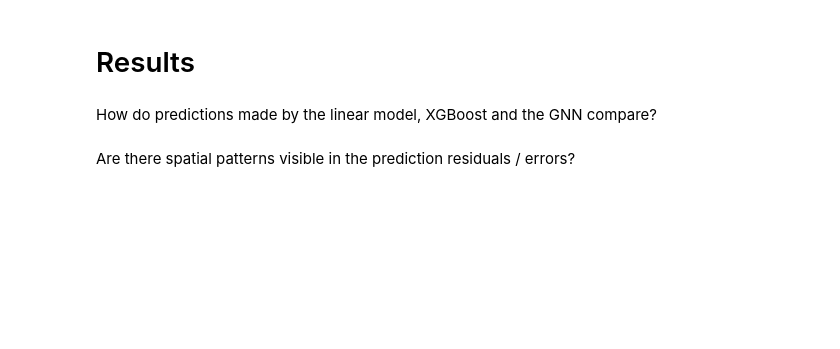
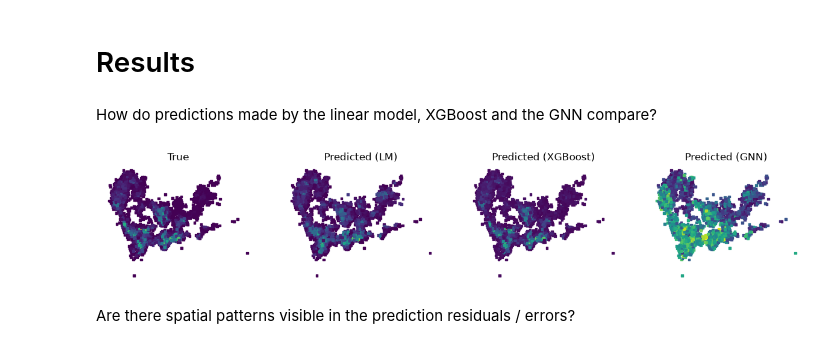
Before and after one commit to steve-salmond/mobility-demand, a Jupyter notebook: Predicting_Mobility_Demand_From_Urban_Features.ipynb, the cells around one changed output. Drawn from its saved outputs; the diff is of its cells as text; code cells hidden in the pictures; blank space fills up the shorter version.

```diff
--- a/Predicting_Mobility_Demand_From_Urban_Features.ipynb
+++ b/Predicting_Mobility_Demand_From_Urban_Features.ipynb
@@ -603,9 +603,8 @@ Assuming that POI densities linearly influence trip destination counts is a stro
 
 ⭐ **YOUR TURN!:** Try to use the [XGBoost](https://xgboost.readthedocs.io/en/latest/python/python_api.html) regressor (`XGBRegressor`) to model the relationship.
 # %%
-model = ## YOUR CODE HERE
+model = XGBRegressor()
 model.fit(X, y)
-y_pred_xgb = ## YOUR CODE HERE
 
-r2 = ## YOUR CODE HERE
+r2 = model.score(X, y)
 print(f'R-squared: {r2:.3f}')
@@ -714,20 +730,22 @@ How do predictions made by the linear model, XGBoost and the GNN compare?
 # %%
 fig, ax = plt.subplots(1, 4, figsize=(15, 2.5))
 ax[0].scatter(c['x'], c['y'], c=graph_data.y.reshape(-1), cmap='viridis', marker="s", s=7)
 ax[0].set_title('True')
 ax[0].set_axis_off()
 
 ax[1].scatter(c['x'], c['y'], c=y_pred_lm.reshape(-1), cmap='viridis', marker="s", s=7)
 ax[1].set_title('Predicted (LM)')
 ax[1].set_axis_off()
 
-# ax[2].scatter(c['x'], c['y'], c=y_pred_xgb.reshape(-1), cmap='viridis', marker="s", s=7) # comment in after solving exercise 1
+ax[2].scatter(c['x'], c['y'], c=y_pred_xgb.reshape(-1), cmap='viridis', marker="s", s=7) # comment in after solving exercise 1
 ax[2].set_title('Predicted (XGBoost)')
 ax[2].set_axis_off()
 
 ax[3].scatter(c['x'], c['y'], c=y_pred_gnn.detach().reshape(-1), cmap='viridis', marker="s", s=7)
 ax[3].set_title('Predicted (GNN)')
 ax[3].set_axis_off()
+# %% [output]
+[figure, added]
 # %% [markdown]
 Are there spatial patterns visible in the prediction residuals / errors?
 # %%
```
Also changed, not shown: parts of 26 cells of this notebook.
